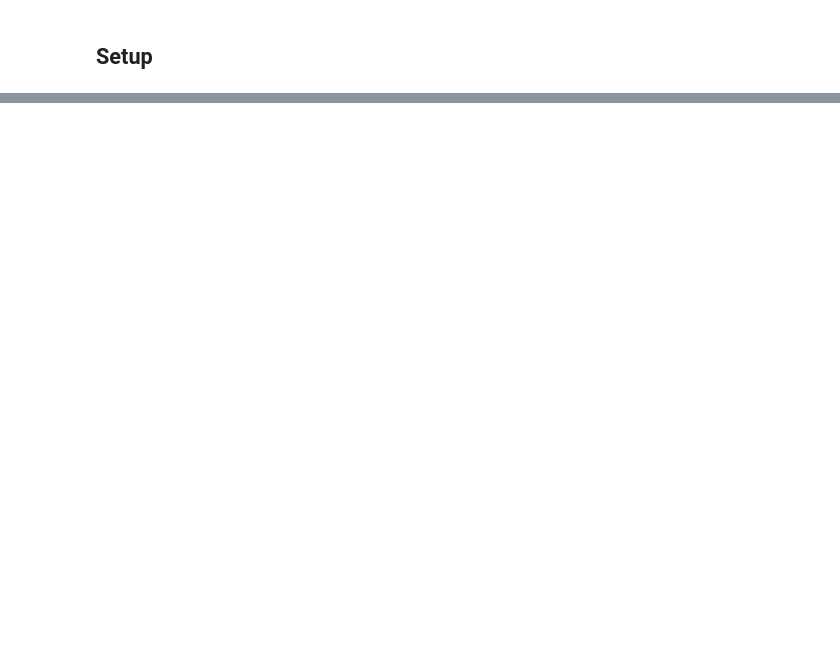
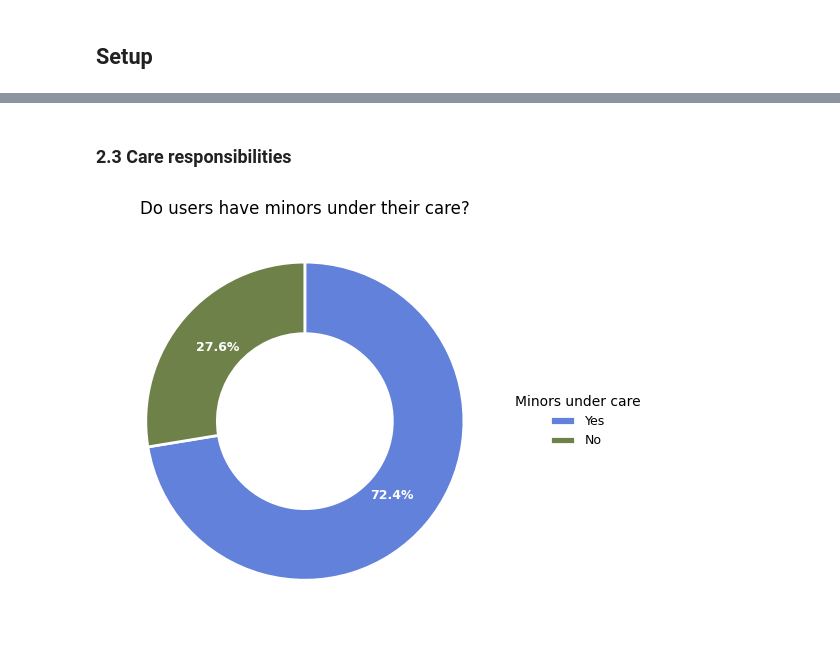
Before and after one commit to DiversaStudio/chatbot_methodology_mmc, a Jupyter notebook: notebooks/01_eda_perfil_y_satisfaccion.ipynb, the cells around one changed output, grey strips where cells are left out. Saved outputs shown, nothing was run; the diff lists cells and outputs as text; code cells hidden in the pictures; blank space fills up the shorter version.

```diff
--- a/notebooks/01_eda_perfil_y_satisfaccion.ipynb
+++ b/notebooks/01_eda_perfil_y_satisfaccion.ipynb
@@ -550,0 +565,22 @@ plt.show()
+# %% [markdown]
+### 2.3 Care responsibilities
+# %%
+# How many users report having minors (children) under their care? Percentage
+# on each wedge; the legend carries the category names only.
+minors = df['Minors'].value_counts()
+labels = [en(MINORS_EN, str(k)) for k in minors.index]  # English labels
+fig, ax = plt.subplots(figsize=(6, 4.5))
+wedges, _t, _a = ax.pie(
+    minors.values, colors=cat_colors(len(minors)),
+    autopct=pct_only_autopct(min_pct=1.0), pctdistance=0.72,
+    startangle=90, counterclock=False,
+    wedgeprops=dict(width=0.45, edgecolor=SURFACE, linewidth=2),
+    textprops=dict(fontsize=9, color=SURFACE, fontweight='bold'))
+ax.legend(wedges, labels,
+          title='Minors under care', loc='center left', bbox_to_anchor=(1.0, 0.5),
+          fontsize=9, frameon=False)
+ax.set_title('Do users have minors under their care?')
+plt.tight_layout()
+plt.show()
+# %% [output]
+[figure, added]
```
Also changed, not shown: parts of 77 cells of this notebook, 5 other files.
